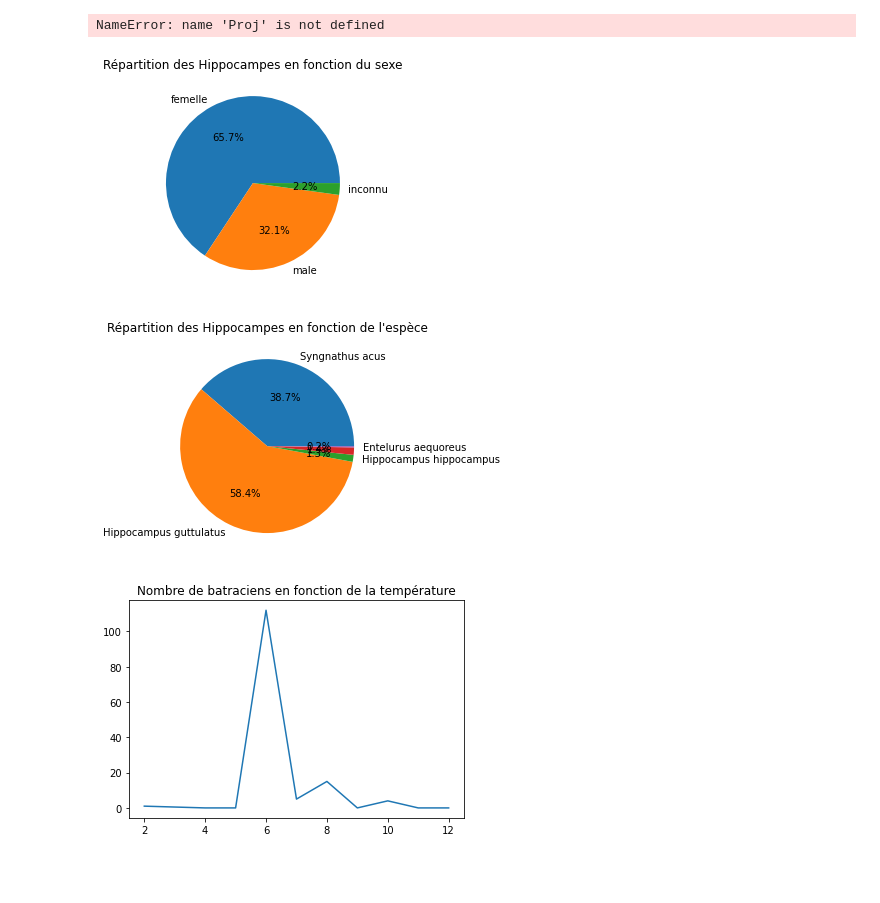
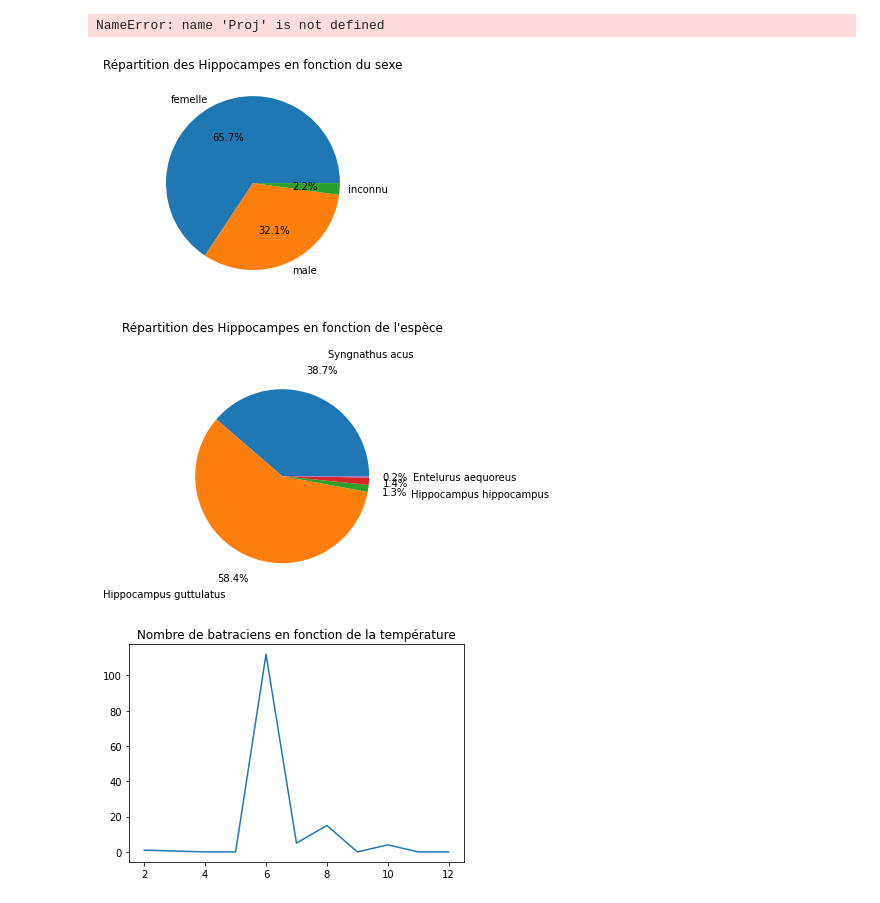
Before and after one commit to augustin-pasq/sae-pnr, a Jupyter notebook: Analyse/PNR_Analyse.ipynb, the cells around one changed output. Drawn from its saved outputs; the diff is of its cells as text; code cells hidden in the pictures; blank space fills up the shorter version.

Commit message:
Percentage shift for the graph where it was unreadable

```diff
--- a/Analyse/PNR_Analyse.ipynb
+++ b/Analyse/PNR_Analyse.ipynb
@@ -131,16 +131,16 @@ NameError: name 'Proj' is not defined
 # %%
 df = pd.read_sql("SELECT sexe, COUNT(*) nbIndividus FROM Obs_Hippocampe GROUP BY sexe", con=db_connection)
 plt.pie(df['nbIndividus'], labels=df['sexe'], autopct='%1.1f%%')
 plt.title("Répartition des Hippocampes en fonction du sexe")
 plt.show()
 
 df = pd.read_sql("SELECT espece, COUNT(*) nbIndividus FROM Obs_Hippocampe GROUP BY espece", con=db_connection)
-plt.pie(df['nbIndividus'], labels=df['espece'], autopct='%1.1f%%')
-plt.title("Répartition des Hippocampes en fonction de l'espèce")
+plt.pie(df['nbIndividus'], labels=df['espece'], autopct='%1.1f%%', pctdistance=1.3, labeldistance=1.5)
+plt.title("Répartition des Hippocampes en fonction de l'espèce\n\n")
 plt.show()
 # %% [output]
 [figure]
-[figure, old version]
+[figure, new version]
 # %%
 df = pd.read_sql("""SELECT temperature, SUM(nombreAdultes)
                     FROM Obs_Batracien
```
